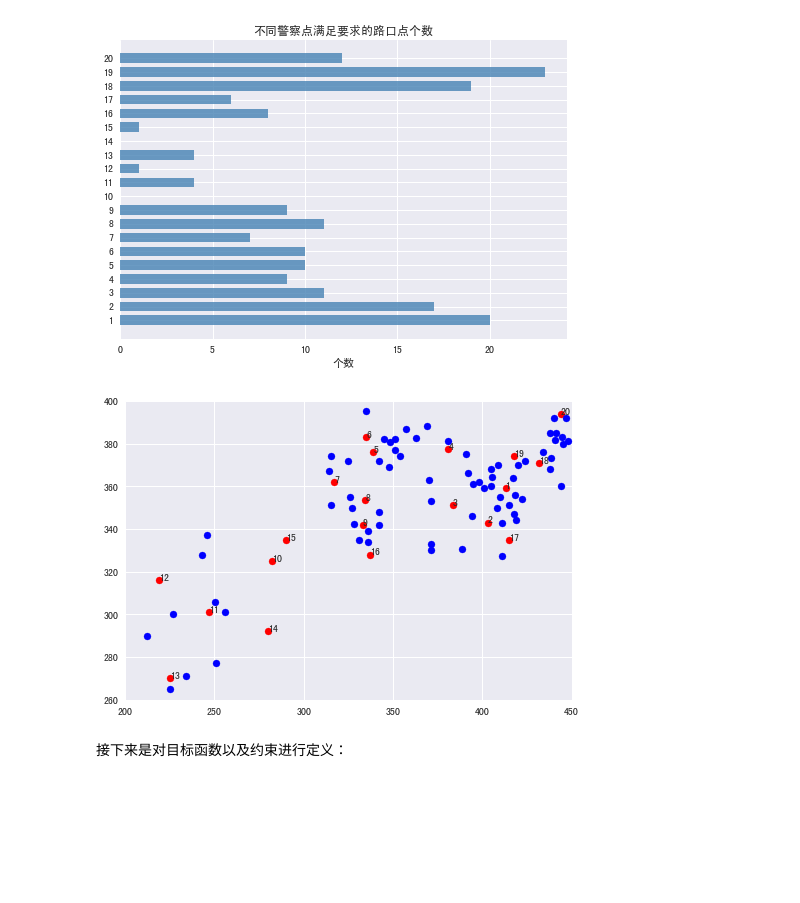
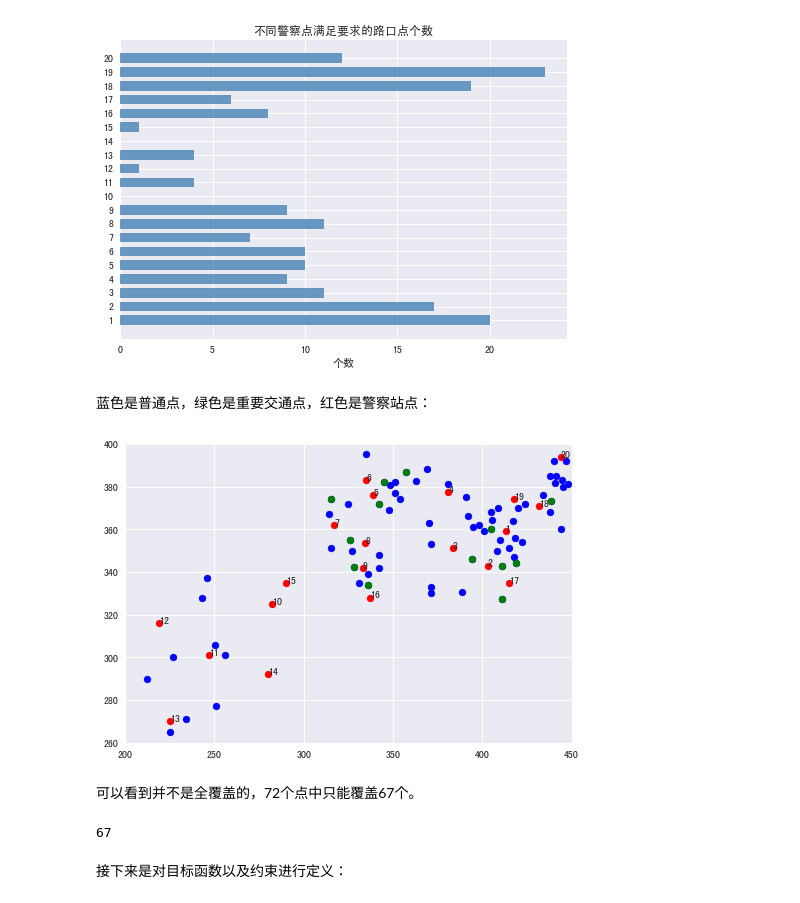
Before and after one commit to XuRui314/MathematicalModeling, a Jupyter notebook: 数模第六次练习.ipynb, the cells around one changed output. Saved outputs shown, nothing was run; the diff lists cells and outputs as text; code cells hidden in the pictures; blank space fills up the shorter version.

```diff
--- a/数模第六次练习.ipynb
+++ b/数模第六次练习.ipynb
@@ -167,21 +169,43 @@ plt.title("不同警察点满足要求的路口点个数")
 plt.show()
 # %% [output]
 [figure]
+# %% [markdown]
+蓝色是普通点，绿色是重要交通点，红色是警察站点：
 # %%
 plt.scatter(data1.values[0:20][:,0],data1.values[0:20][:,1],c = 'r',marker = 'o')
 plt.scatter(data1.values[20:][:,0],data1.values[20:][:,1],c = 'b',marker = 'o')
+
+
+trans = np.array([12,14,16,21,22,23,24,28,29,30,38,48,62])
+trans = (trans - 1).tolist()
+
+plt.scatter(data1.values[20:][trans,0],data1.values[20:][trans,1],c = 'g',marker = 'o')
 
 annotations=["1","2","3","4","5","6","7","8","9","10","11","12","13","14","15","16","17","18","19","20"]
 
 for i, label in enumerate(annotations):
     plt.annotate(label, (data1.values[0:20][:,0][i], data1.values[0:20][:,1][i]))
 
 
 plt.xlim((200, 450))
 plt.ylim((260, 400))
 
 plt.show()
 # %% [output]
-[figure, old version]
+[figure, new version]
+# %% [markdown]
+可以看到并不是全覆盖的，72个点中只能覆盖67个。
+# %%
+good_point = []
+
+for i in range(20):
+  for j in range(72):
+    if obj_matrix[i][j] <= 3:
+      good_point.append(j)
+
+good_point = list(set(good_point))
+len(good_point)
+# %% [output]
+67
 # %% [markdown]
 接下来是对目标函数以及约束进行定义：
```
Also changed, not shown: parts of 1 cell of this notebook.
